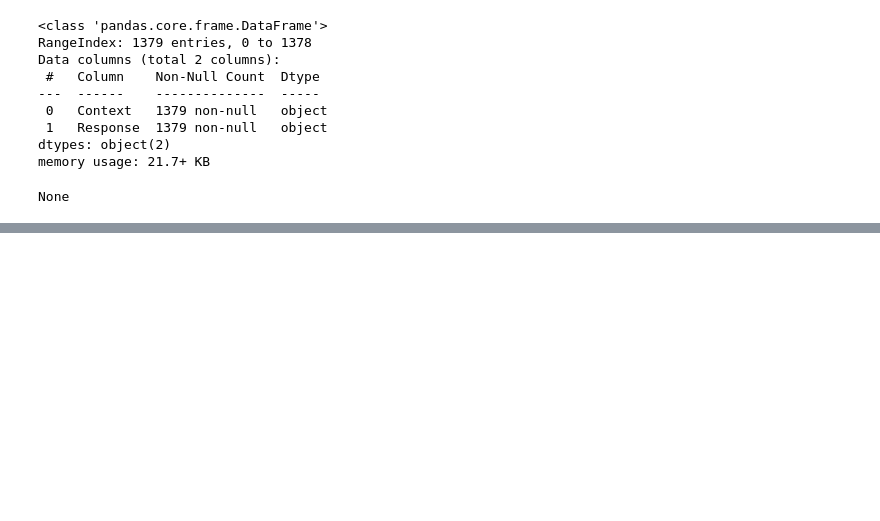
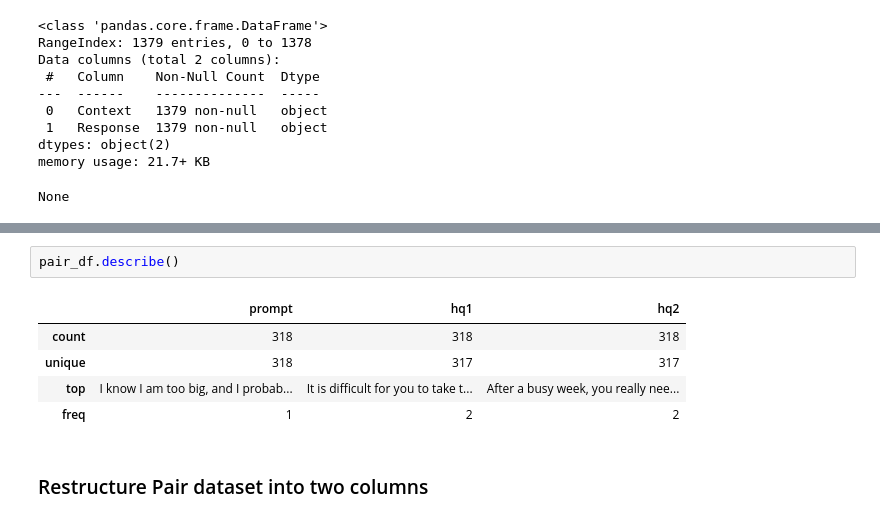
Before and after one commit to Dantoro/project_therapy, a Jupyter notebook: project_notebooks/cleaning_chat_data.ipynb, the cells around one changed output, grey strips where cells are left out. Saved outputs shown, nothing was run; the diff lists cells and outputs as text; blank space fills up the shorter version.

```diff
--- a/project_notebooks/cleaning_chat_data.ipynb
+++ b/project_notebooks/cleaning_chat_data.ipynb
@@ -476,0 +550,10 @@ None
+# %%
+pair_df.describe()
+# %% [output]
+|  | prompt | hq1 | hq2 |
+| count | 318 | 318 | 318 |
+| unique | 318 | 317 | 317 |
+| top | I know I am too big, and I probab... | It is difficult for you to take t... | After a busy week, you really nee... |
+| freq | 1 | 2 | 2 |
+# %% [markdown]
+### Restructure Pair dataset into two columns
```
Also changed, not shown: parts of 29 cells of this notebook, 6 other files.
